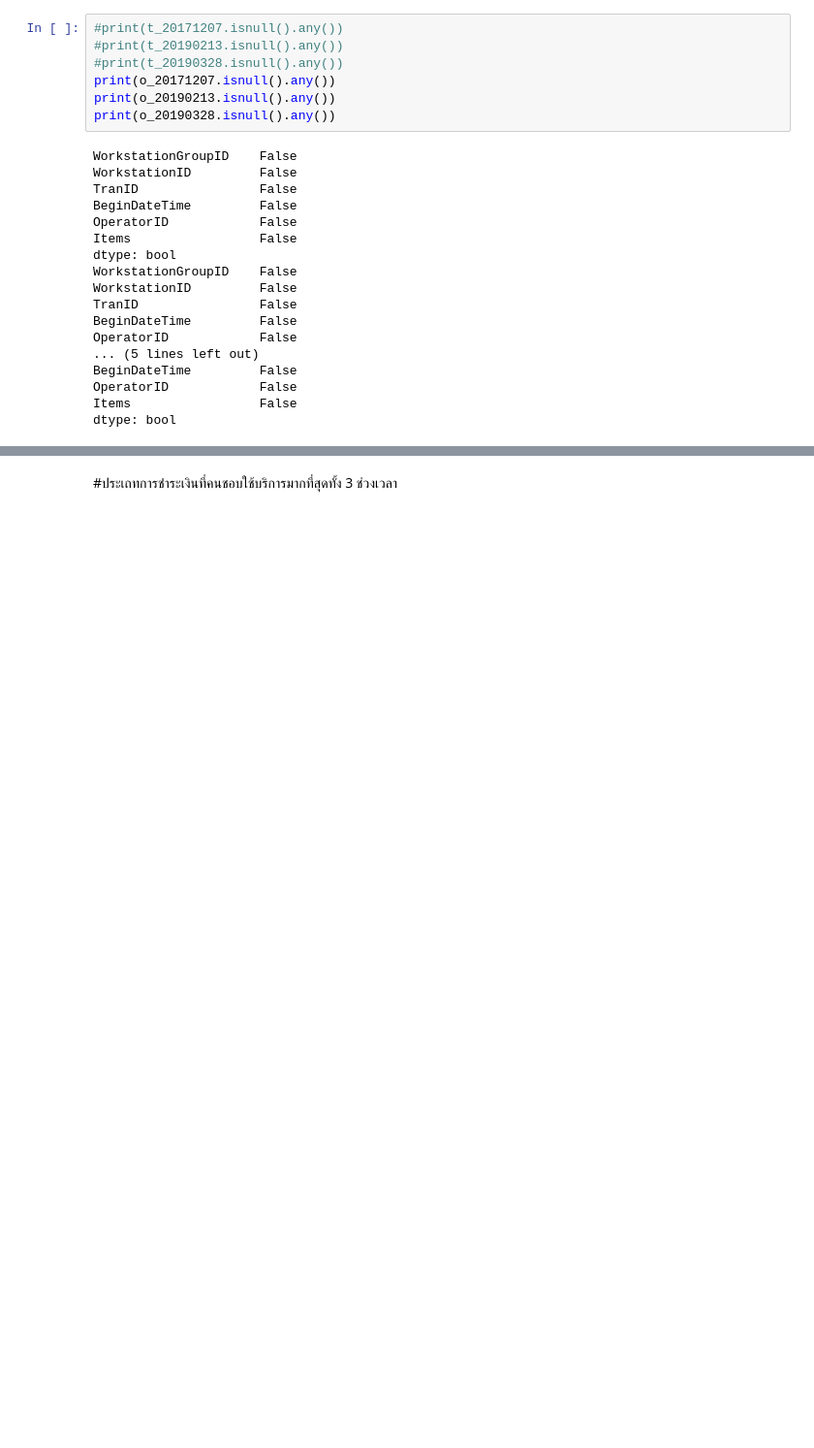
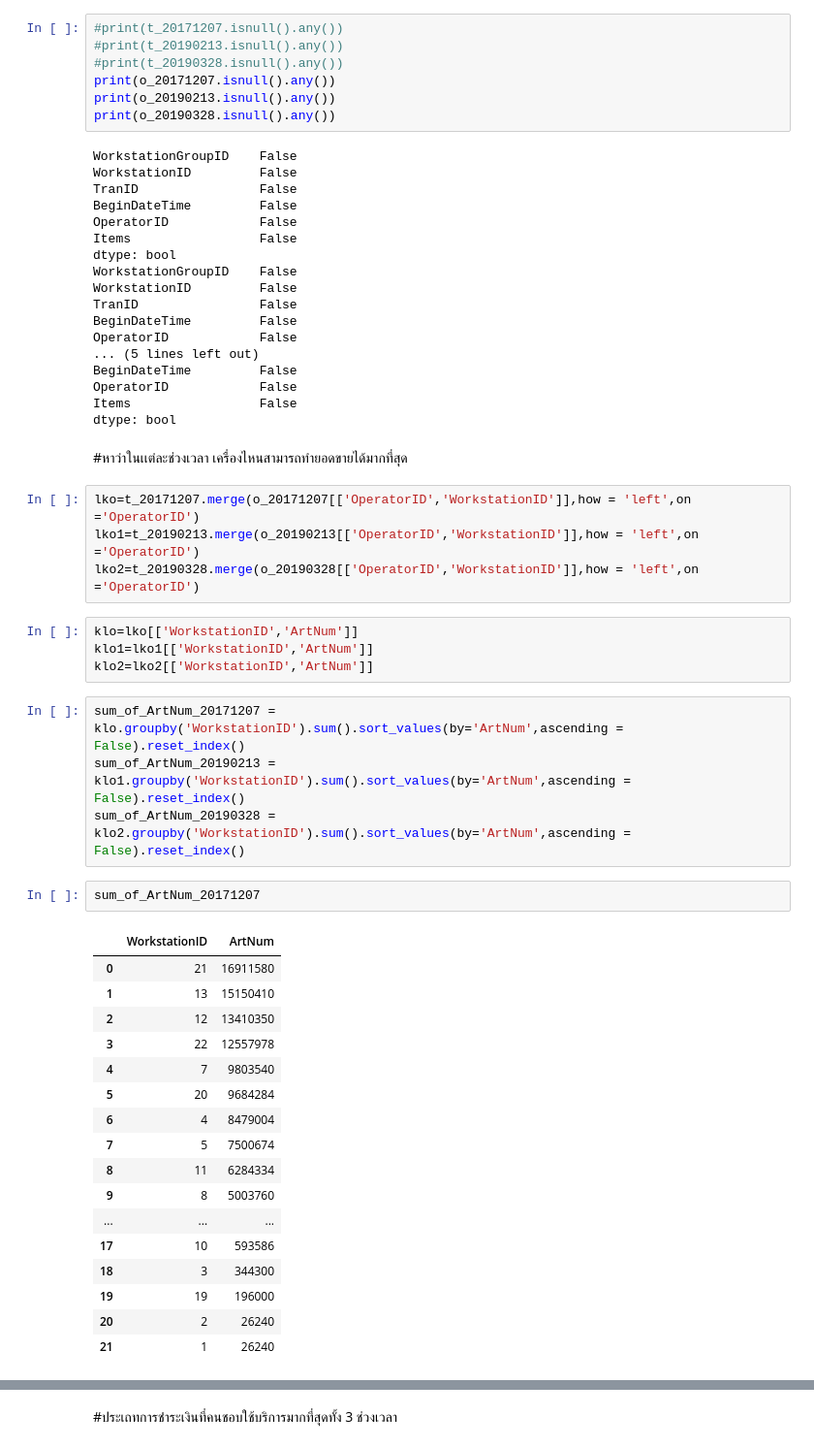
Before and after one commit to MOOwuttichai/python_dataviz2023, a Jupyter notebook: ปลายภาค.ipynb, the cells around one changed output, grey strips where cells are left out. Shown at 97% size. Cells and saved outputs as stored; diff of their text form; blank space fills up the shorter version.

```diff
--- a/ปลายภาค.ipynb
+++ b/ปลายภาค.ipynb
@@ -68,3 +72,37 @@ BeginDateTime         False
 OperatorID            False
 Items                 False
 dtype: bool
+# %% [markdown]
+#หาว่าในเเต่ละช่วงเวลา เครื่องไหนสามารถทำยอดขายได้มากที่สุด
+# %%
+lko=t_20171207.merge(o_20171207[['OperatorID','WorkstationID']],how = 'left',on ='OperatorID')
+lko1=t_20190213.merge(o_20190213[['OperatorID','WorkstationID']],how = 'left',on ='OperatorID')
+lko2=t_20190328.merge(o_20190328[['OperatorID','WorkstationID']],how = 'left',on ='OperatorID')
+# %%
+klo=lko[['WorkstationID','ArtNum']]
+klo1=lko1[['WorkstationID','ArtNum']]
+klo2=lko2[['WorkstationID','ArtNum']]
+# %%
+sum_of_ArtNum_20171207 = klo.groupby('WorkstationID').sum().sort_values(by='ArtNum',ascending = False).reset_index()
+sum_of_ArtNum_20190213 = klo1.groupby('WorkstationID').sum().sort_values(by='ArtNum',ascending = False).reset_index()
+sum_of_ArtNum_20190328 = klo2.groupby('WorkstationID').sum().sort_values(by='ArtNum',ascending = False).reset_index()
+# %%
+sum_of_ArtNum_20171207
+# %% [output]
+|  | WorkstationID | ArtNum |
+| 0 | 21 | 16911580 |
+| 1 | 13 | 15150410 |
+| 2 | 12 | 13410350 |
+| 3 | 22 | 12557978 |
+| 4 | 7 | 9803540 |
+| 5 | 20 | 9684284 |
+| 6 | 4 | 8479004 |
+| 7 | 5 | 7500674 |
+| 8 | 11 | 6284334 |
+| 9 | 8 | 5003760 |
+| ... | ... | ... |
+| 17 | 10 | 593586 |
+| 18 | 3 | 344300 |
+| 19 | 19 | 196000 |
+| 20 | 2 | 26240 |
+| 21 | 1 | 26240 |
```
Also changed, not shown: parts of 36 cells of this notebook.
